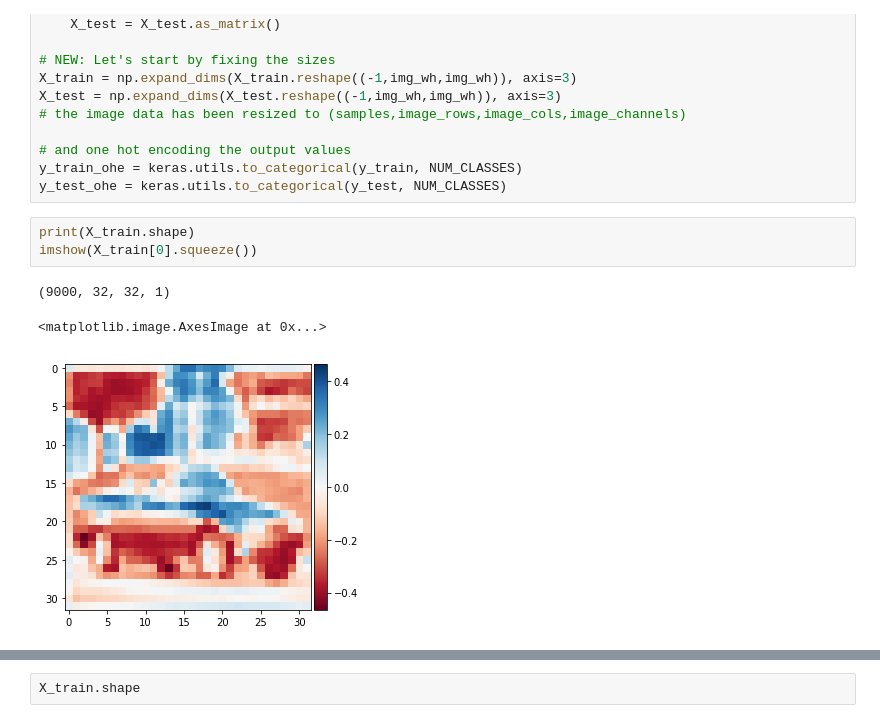
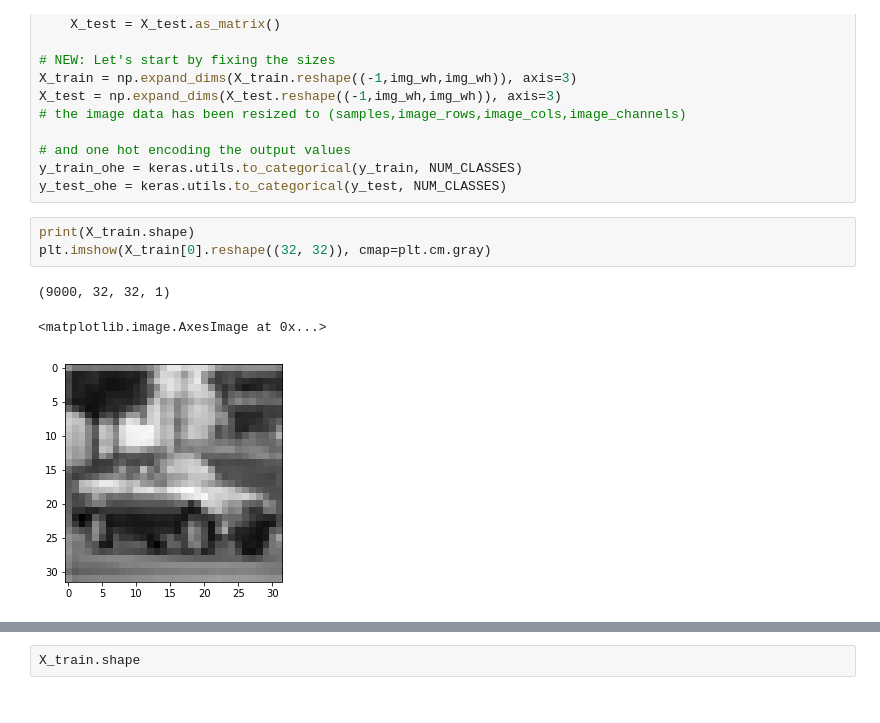
Before and after one commit to jakecarlson1/machine-learning-labs, a Jupyter notebook: Lab7/Lab 7 - Convolutional Neural Networks.ipynb, the cells around one changed output, grey strips where cells are left out. Cells and saved outputs as stored; diff of their text form.

```diff
--- a/Lab7/Lab 7 - Convolutional Neural Networks.ipynb
+++ b/Lab7/Lab 7 - Convolutional Neural Networks.ipynb
@@ -566,11 +693,11 @@ y_train_ohe = keras.utils.to_categorical(y_train, NUM_CLASSES)
 y_test_ohe = keras.utils.to_categorical(y_test, NUM_CLASSES)
 # %%
 print(X_train.shape)
-imshow(X_train[0].squeeze())
+plt.imshow(X_train[0].reshape((32, 32)), cmap=plt.cm.gray)
 # %% [output]
 (9000, 32, 32, 1)
 <matplotlib.image.AxesImage at 0x...>
-[figure, old version]
+[figure, new version]
 # %%
 %%time
 
```
Also changed, not shown: parts of 31 cells of this notebook.
